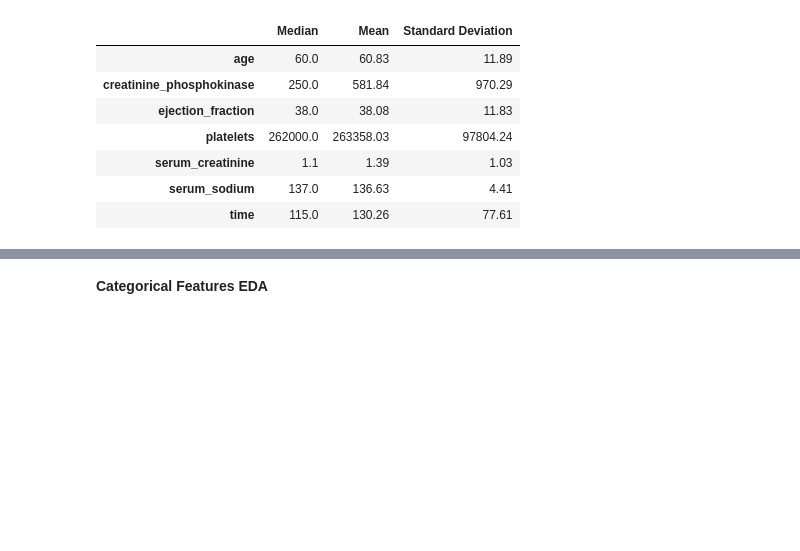
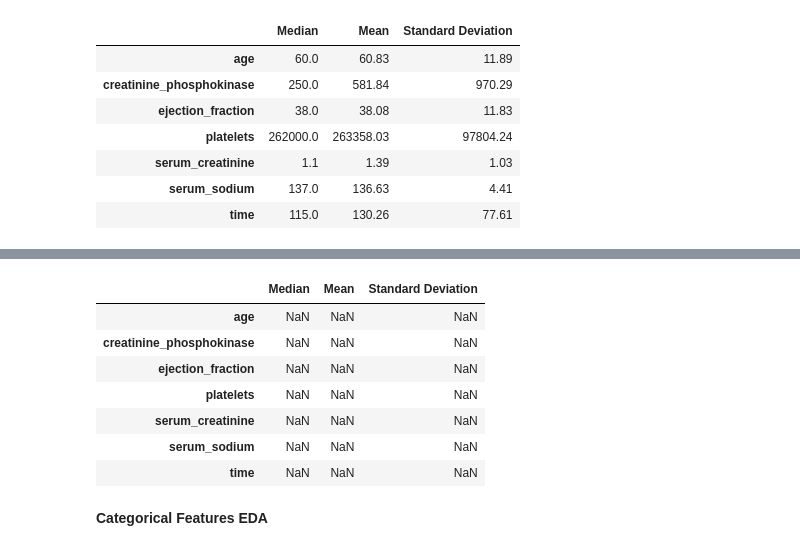
Before and after one commit to rhiats/Heart-Failure-Clinical-Records, a Jupyter notebook: Heart_Failure_Clinical_Records.ipynb, the cells around one changed output, grey strips where cells are left out. Saved outputs shown, nothing was run; the diff lists cells and outputs as text; code cells hidden in the pictures; blank space fills up the shorter version.

```diff
--- a/Heart_Failure_Clinical_Records.ipynb
+++ b/Heart_Failure_Clinical_Records.ipynb
@@ -86,3 +123,14 @@ continuous_features_df
+# %%
+summary_continuous_dead_df
+# %% [output]
+|  | Median | Mean | Standard Deviation |
+| age | NaN | NaN | NaN |
+| creatinine_phosphokinase | NaN | NaN | NaN |
+| ejection_fraction | NaN | NaN | NaN |
+| platelets | NaN | NaN | NaN |
+| serum_creatinine | NaN | NaN | NaN |
+| serum_sodium | NaN | NaN | NaN |
+| time | NaN | NaN | NaN |
 # %% [markdown]
 **Categorical Features EDA**
 # %% [markdown]
```
Also changed, not shown: parts of 4 cells of this notebook.
